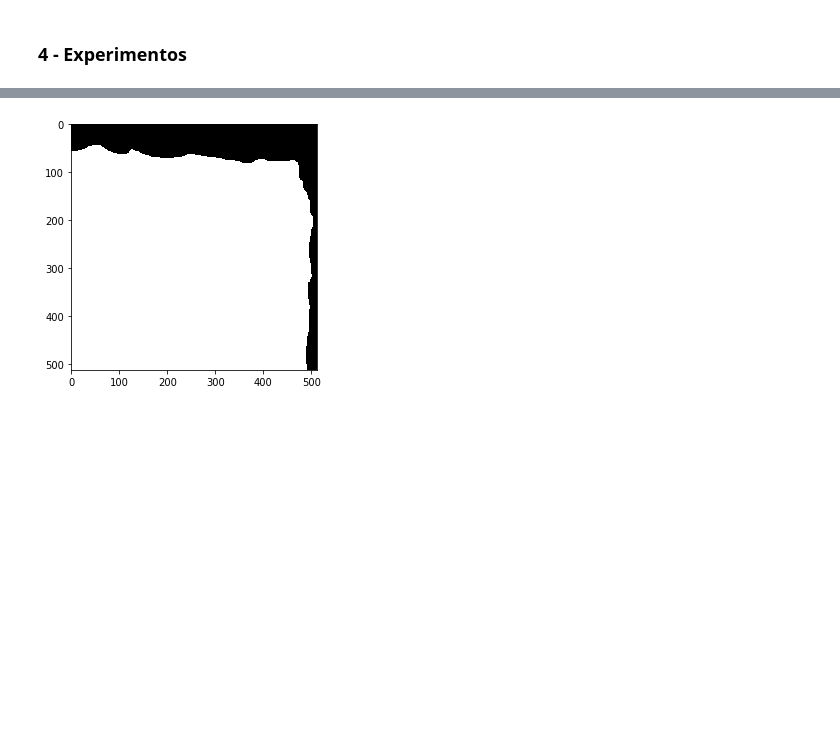
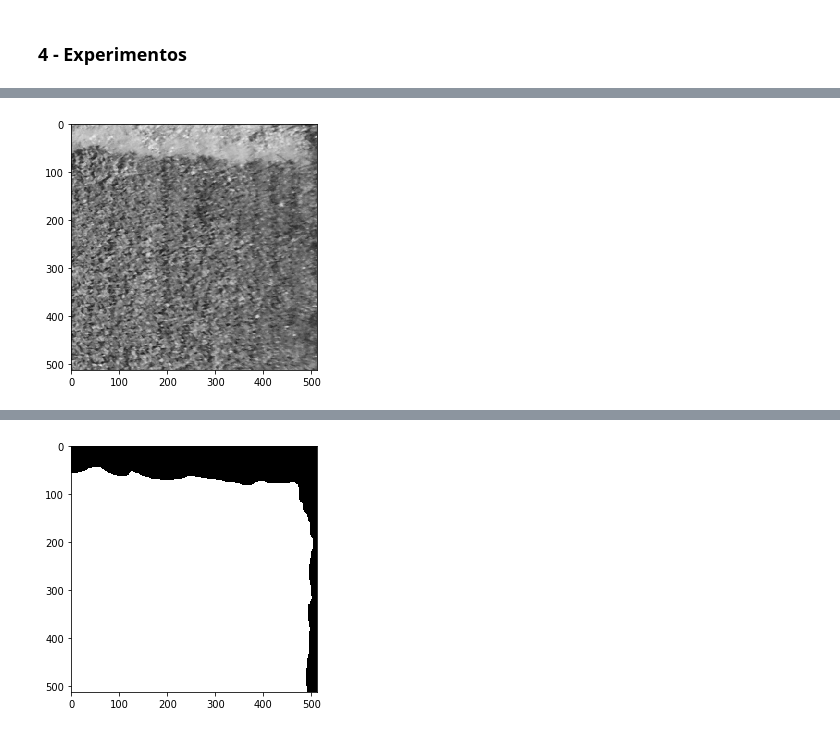
Before and after one commit to rodolfoarruda/MachineLearning, a Jupyter notebook: Pratica_ProcImg_v2.ipynb, the cells around one changed output, grey strips where cells are left out. Cells and saved outputs as stored; diff of their text form; code cells hidden in the pictures; blank space fills up the shorter version.

```diff
--- a/Pratica_ProcImg_v2.ipynb
+++ b/Pratica_ProcImg_v2.ipynb
@@ -89,3 +110,13 @@ for x in valid:
 ##### Rótulos
 # %%
 rot = imread_collection("/content/drive/MyDrive/Doutorado/pesquisa/03_experimentos/suborbitalRS_40_check/gt_full/*.png", conserve_memory=True)
+# %%
+# Correção para gray
+for x in range(0,40):
+  try:
+    gray = cv2.cvtColor(rot[x], cv2.COLOR_RGB2GRAY)
+    imsave("/content/drive/MyDrive/Doutorado/pesquisa/03_experimentos/suborbitalRS_40_check/gt_full/trat/" + str(x) + ".png",gray)
+  except:
+    gray = rot[x]
+    imsave("/content/drive/MyDrive/Doutorado/pesquisa/03_experimentos/suborbitalRS_40_check/gt_full/trat/" + str(x) + ".png",gray)
+    print("An exception occurred")
@@ -119 +197,5 @@ imshow(train[2]);
+# %%
+imshow(gray);
+# %% [output]
+[figure, added]
 # %%
```
Also changed, not shown: parts of 22 cells of this notebook.
